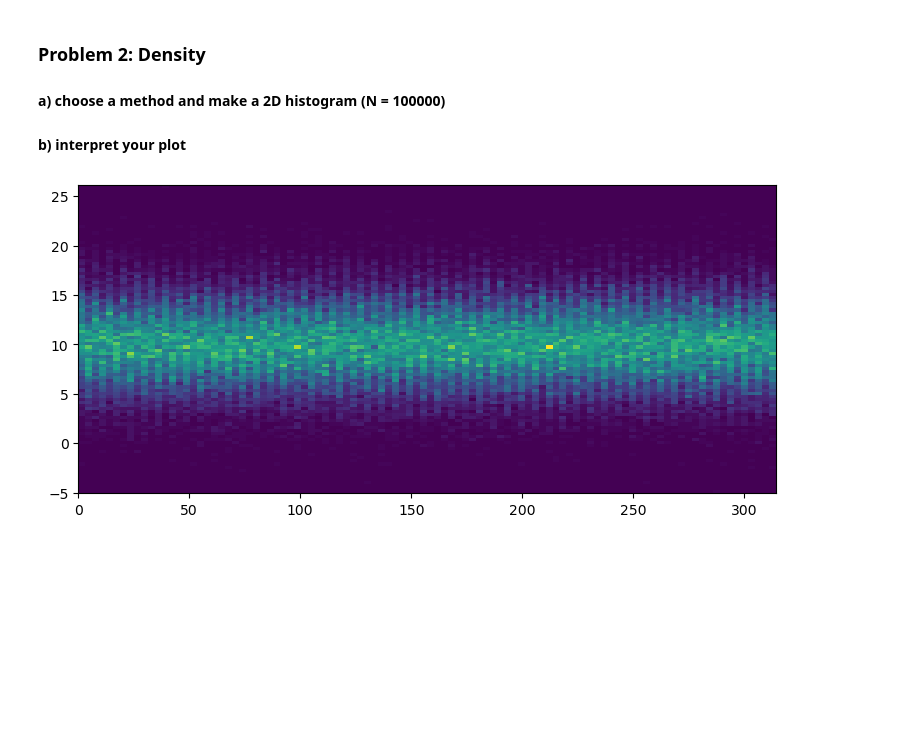
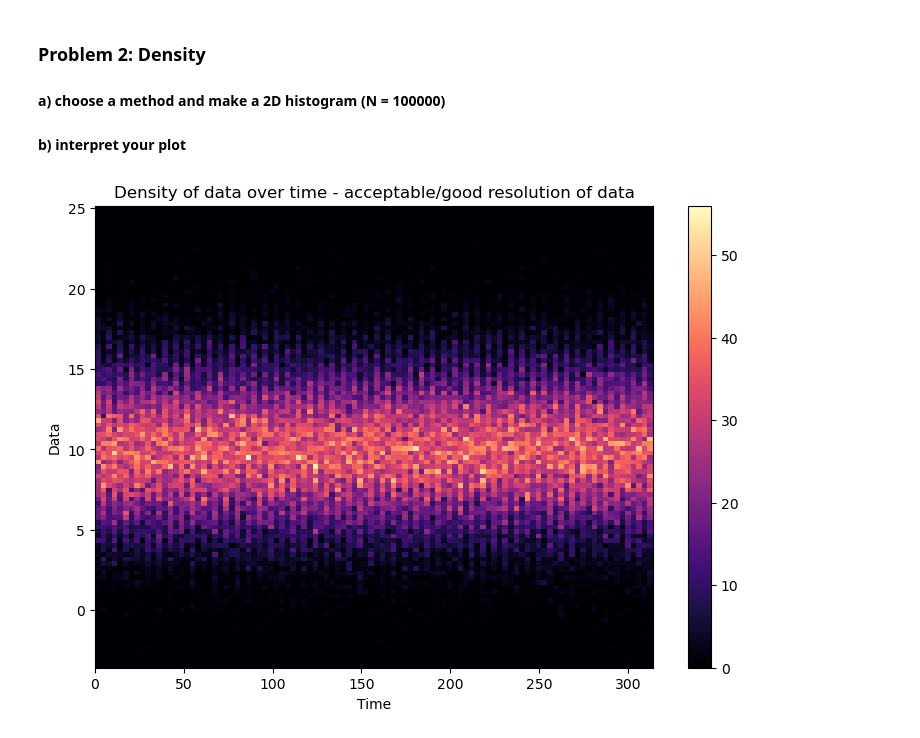
Before and after one commit to willmhstelter/Stelter434, a Jupyter notebook: HW4_Stelter.ipynb, the cells around one changed output. Saved outputs shown, nothing was run; the diff lists cells and outputs as text; code cells hidden in the pictures; blank space fills up the shorter version.

```diff
--- a/HW4_Stelter.ipynb
+++ b/HW4_Stelter.ipynb
@@ -136,16 +136,30 @@ Number of sampled points: 1000
 # %%
 # create an axis that goes from 0 to 100pi in e^5 steps
 # t is now an array, beginning at 0 and ending at 100pi, with 100,000 individual steps
 t = np.linspace(0,np.pi*100,int(1e5))
 
 # create a sinusoidal function of t offset up by 10, the array N, with length 100,000
 N = 10 + np.sin(t)
 
 # create random background data whose mean and variance depend on the sinusoidal function N - time variability
-# this is another array of length 100,000
+# each entry is = (a number randomly pulled from a Gaussian * the sqrt of function N) + the function N
+# N has 100,000 distinct values, therefore this is another array of length 100,000
 bkgd = stats.norm.rvs(size=int(1e5))*np.sqrt(N)+N
 
-plt.figure(figsize=(9,4))
-plt.hist2d(t, bkgd, bins=100);
+# plot commands
+# 9x6 inches size
+plt.figure(figsize=(9,6))
+# 2D histogram (horizontal coord, vertical coord, bins=(x,y) or #^2 ?, range of inputs aka min and max values per axis, cmap aka color scheme)
+# inputs (horizontal, vertical, ought to be arrays of the same length)
+# range is left blank in order to include all input values
+# semicolon appends extra notation stuff
+plt.hist2d(t, bkgd, bins=100, cmap="magma");
+plt.xlabel("Time")
+plt.ylabel("Data")
+plt.title("Density of data over time - acceptable/good resolution of data")
+plt.colorbar()
+plt.show()
+
+## I'm not sure how to name these axes right. Having trouble wrapping my head around the way that the binning bundles the x and y inputs together ?
 # %% [output]
-[figure, old version]
+[figure, new version]
```
Also changed, not shown: parts of 9 cells of this notebook.
